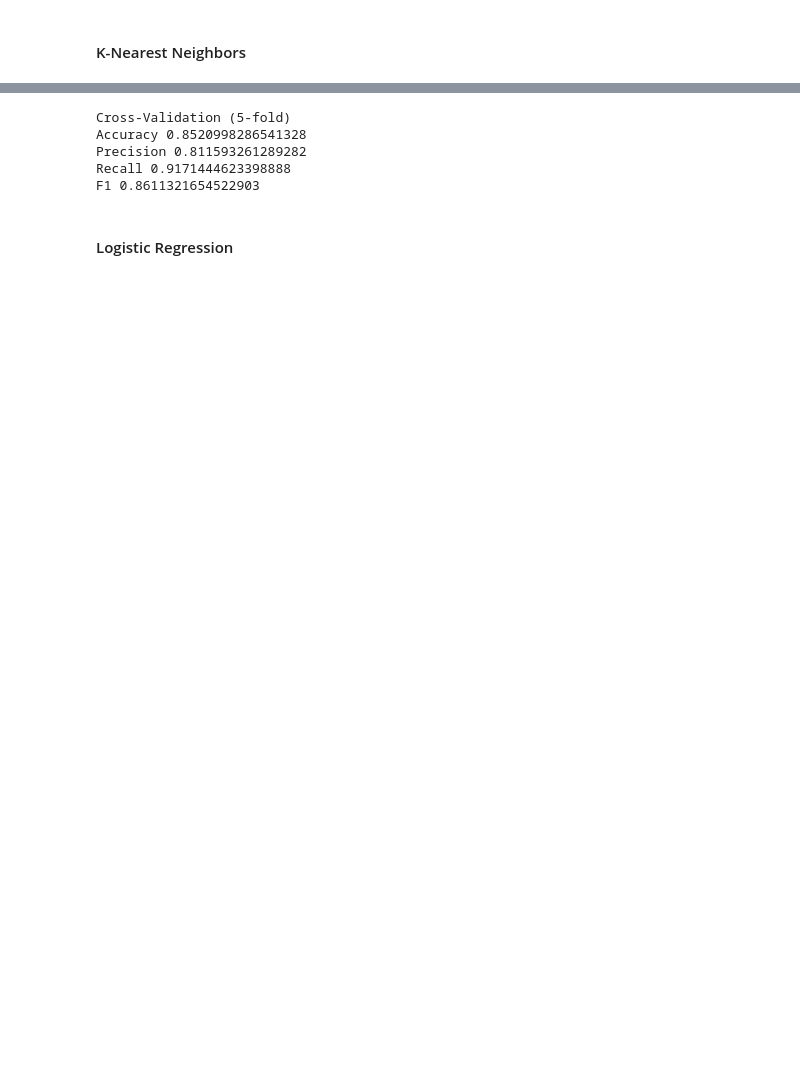
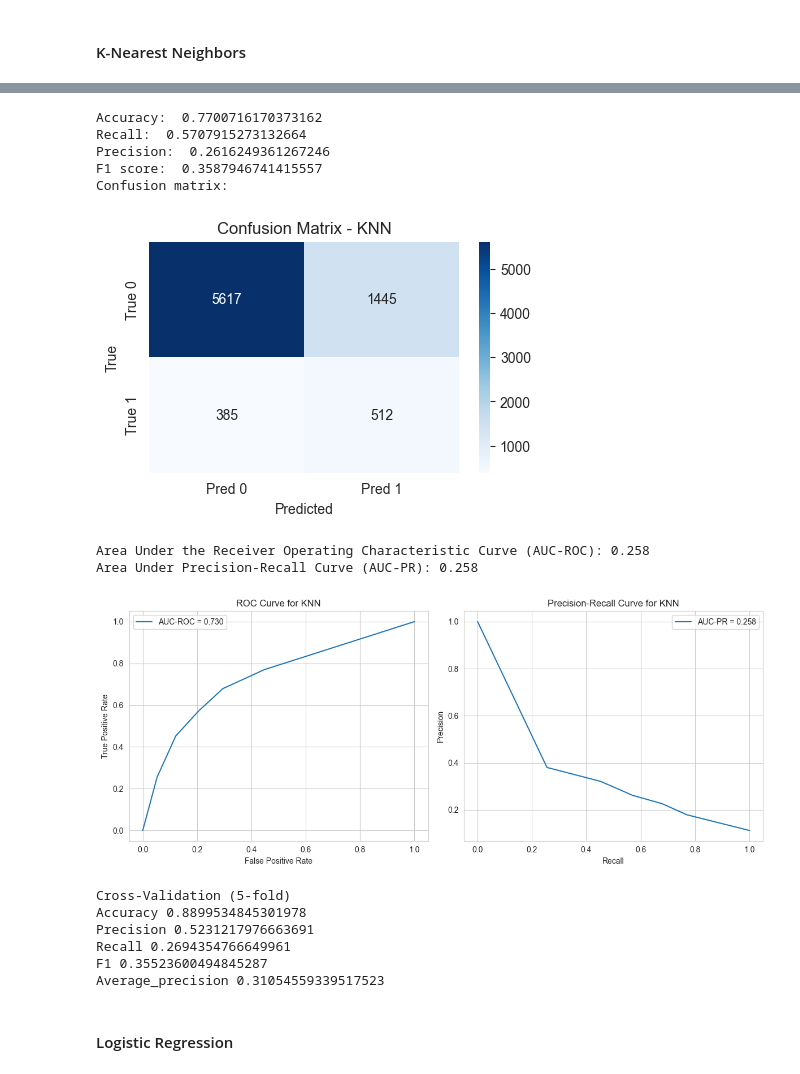
Before and after one commit to matowaty/MINDD_project, a Jupyter notebook: project.ipynb, the cells around one changed output, grey strips where cells are left out. Saved outputs shown, nothing was run; the diff lists cells and outputs as text; code cells hidden in the pictures; blank space fills up the shorter version.

```diff
--- a/project.ipynb
+++ b/project.ipynb
@@ -1076,7 +1088,15 @@ The ccc
 # %% [markdown]
 ### 4.2 Baseline models
 # %%
-X_train = df1.drop(columns=['y'])
-y_train= df1['y']
-X_test = df1_test.drop(columns=['y'])
-y_test = df1_test['y']
+X_train_model = df1.drop(columns=['y'])
+y_train_model = df1['y']
+X_train_imb = df1_imbalance.drop(columns=['y'])
+y_train_imb = df1_imbalance['y']
+
+X_test_model = df1_test.drop(columns=['y'])
+y_test_model = df1_test['y']
+
+scaler = StandardScaler()
+X_train_scaled = scaler.fit_transform(X_train_model)
+X_test_scaled = scaler.transform(X_test_model)
+results = []
@@ -1094,0 +1103,7 @@ Name: proportion, dtype: float64
+# %%
+def add_or_replace_result(model_name, new_result):
+    for i, r in enumerate(results):
+        if r['Model'] == model_name:
+            results[i] = new_result
+            return
+    results.append(new_result)
@@ -1097,11 +1176,12 @@ Name: proportion, dtype: float64
 # %%
 # Default values: n_neighbors=5, metric='minkowski', p=2
 knn_basic = KNeighborsClassifier()
-scaler = StandardScaler()
-X_train_knn_scaled = scaler.fit_transform(X_train)
-X_test_knn_scaled = scaler.transform(X_test)
 
-knn_basic.fit(X_train_knn_scaled, y_train)
-pred_knn = knn_basic.predict(X_test_knn_scaled)
-y_proba_knn = knn_basic.predict_proba(X_test_knn_scaled)[:, 1]
-print(pred_knn)
+start_train_knn = time.time()
+knn_basic.fit(X_train_scaled, y_train_model)
+train_time_knn= time.time() - start_train_knn
+
+start_pred_knn = time.time()
+pred_knn = knn_basic.predict(X_test_scaled)
+y_proba_knn = knn_basic.predict_proba(X_test_scaled)[:, 1]
+pred_time_knn = time.time() - start_pred_knn
@@ -1145,3 +1188,16 @@ Area Under Precision–Recall Curve (AUC-PR): 0.258
+# %%
+# Evaluation (accuracy, recall, precision, AUC-PR, f1 score, confusion matrix)
+evaluation('KNN', pred_knn, y_proba_knn, train_time_knn, pred_time_knn)
+# %% [output]
+Accuracy:  0.7700716170373162
+Recall:  0.5707915273132664
+Precision:  0.2616249361267246
+F1 score:  0.3587946741415557
+Confusion matrix:
+[figure, added]
+Area Under the Receiver Operating Characteristic Curve (AUC-ROC): 0.258
+Area Under Precision-Recall Curve (AUC-PR): 0.258
+[figure, added]
 # %%
 # Cross validation
 from sklearn.model_selection import StratifiedKFold, cross_validate
@@ -1152,19 +1208,20 @@ knn_pipeline = Pipeline([
     ('knn', KNeighborsClassifier())
 ])
 cv = StratifiedKFold(n_splits=5, shuffle=True, random_state=42)
-scoring = ['accuracy', 'precision', 'recall', 'f1']
+scoring = ['accuracy', 'precision', 'recall', 'f1', 'average_precision']
 
-cv_results = cross_validate(knn_pipeline, X_train, y_train, cv=cv, scoring=scoring)
+cv_results = cross_validate(knn_pipeline, X_train_imb, y_train_imb, cv=cv, scoring=scoring)
 
 print("Cross-Validation (5-fold)")
 for metric in scoring:
        print(metric.capitalize(), np.mean(cv_results[f'test_{metric}']))
 # %% [output]
 Cross-Validation (5-fold)
-Accuracy 0.8520998286541328
-Precision 0.811593261289282
-Recall 0.9171444623398888
-F1 0.8611321654522903
+Accuracy 0.8899534845301978
+Precision 0.5231217976663691
+Recall 0.2694354766649961
+F1 0.35523600494845287
+Average_precision 0.31054559339517523
 # %% [markdown]
 #### Logistic Regression
 # %%
```
Also changed, not shown: parts of 56 cells of this notebook.
